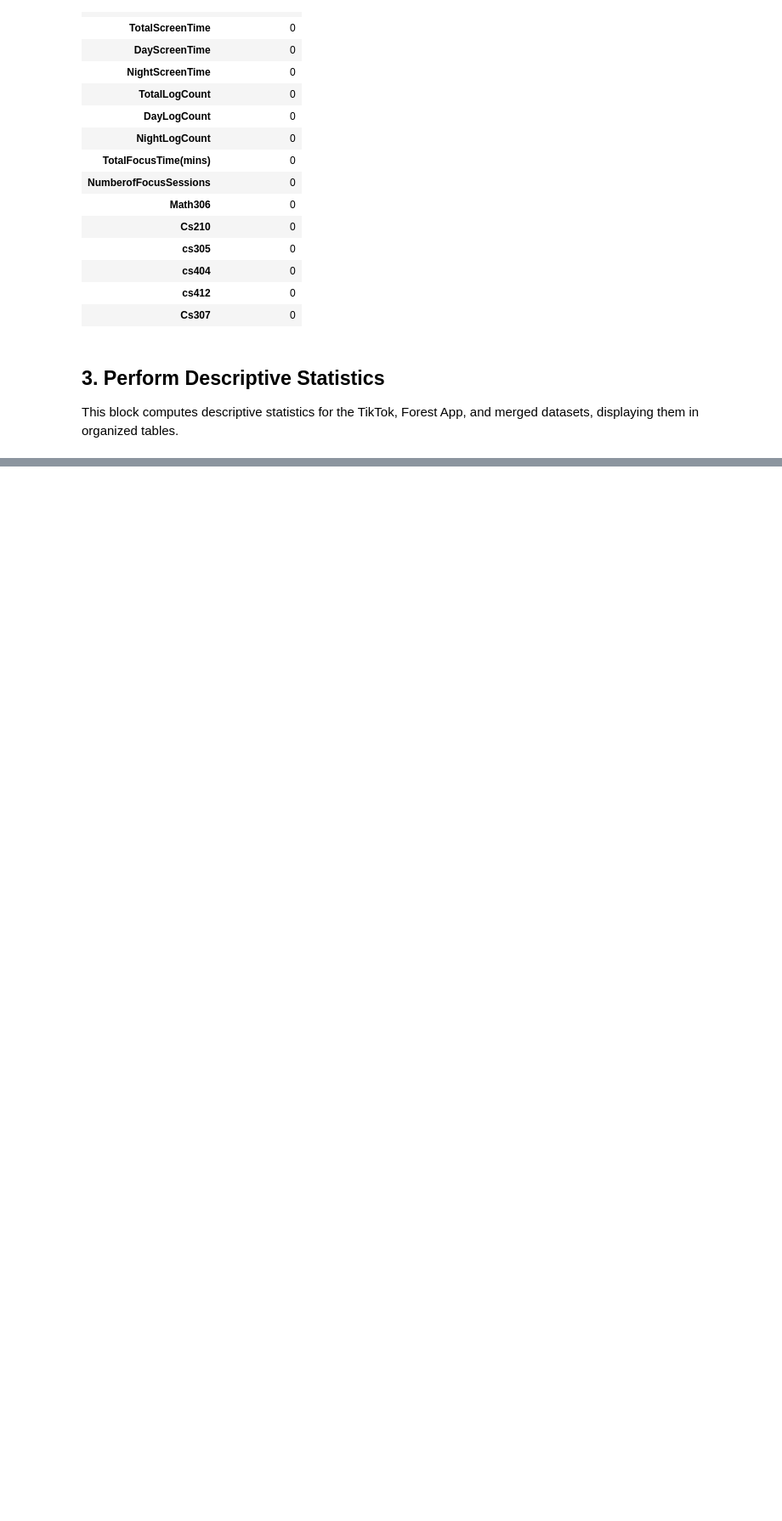
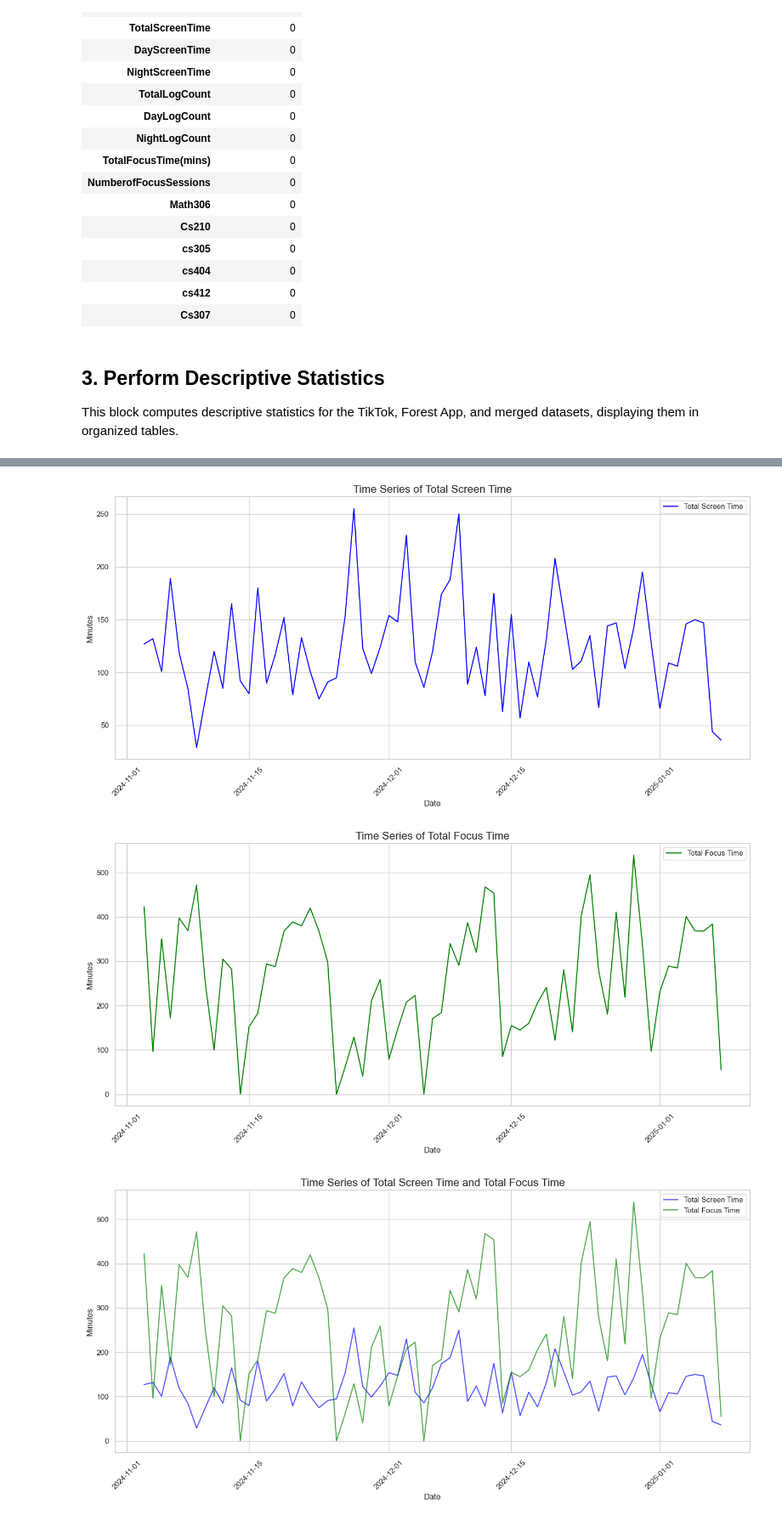
Before and after one commit to BilgeKaganY/social-media-productivity-analysis, a Jupyter notebook: DSA210_Project.ipynb, the cells around one changed output, grey strips where cells are left out. Shown: that part at 85% size. Cells and saved outputs as stored; diff of their text form; code cells hidden in the pictures; blank space fills up the shorter version.

```diff
--- a/DSA210_Project.ipynb
+++ b/DSA210_Project.ipynb
@@ -235,0 +238,47 @@ Descriptive Statistics for Merged Data
+# %%
+
+import matplotlib.dates as mdates
+
+# Plot Total Screen Time
+plt.figure(figsize=(14, 7))
+plt.plot(merged_data['Date'], merged_data['TotalScreenTime'], label='Total Screen Time', color='blue')
+plt.title("Time Series of Total Screen Time", fontsize=16)
+plt.xlabel("Date", fontsize=12)
+plt.ylabel("Minutes", fontsize=12)
+plt.xticks(rotation=45)
+plt.grid(True)
+plt.legend()
+plt.gca().xaxis.set_major_formatter(mdates.DateFormatter('%Y-%m-%d'))
+plt.tight_layout()
+plt.show()
+
+# Plot Total Focus Time
+plt.figure(figsize=(14, 7))
+plt.plot(merged_data['Date'], merged_data['TotalFocusTime(mins)'], label='Total Focus Time', color='green')
+plt.title("Time Series of Total Focus Time", fontsize=16)
+plt.xlabel("Date", fontsize=12)
+plt.ylabel("Minutes", fontsize=12)
+plt.xticks(rotation=45)
+plt.grid(True)
+plt.legend()
+plt.gca().xaxis.set_major_formatter(mdates.DateFormatter('%Y-%m-%d'))
+plt.tight_layout()
+plt.show()
+
+# Plot Combined Time Series for Screen Time and Focus Time
+plt.figure(figsize=(14, 7))
+plt.plot(merged_data['Date'], merged_data['TotalScreenTime'], label='Total Screen Time', color='blue', alpha=0.7)
+plt.plot(merged_data['Date'], merged_data['TotalFocusTime(mins)'], label='Total Focus Time', color='green', alpha=0.7)
+plt.title("Time Series of Total Screen Time and Total Focus Time", fontsize=16)
+plt.xlabel("Date", fontsize=12)
+plt.ylabel("Minutes", fontsize=12)
+plt.xticks(rotation=45)
+plt.grid(True)
+plt.legend()
+plt.gca().xaxis.set_major_formatter(mdates.DateFormatter('%Y-%m-%d'))
+plt.tight_layout()
+plt.show()
+# %% [output]
+[figure, added]
+[figure, added]
+[figure, added]
```
Also changed, not shown: parts of 5 cells of this notebook.
